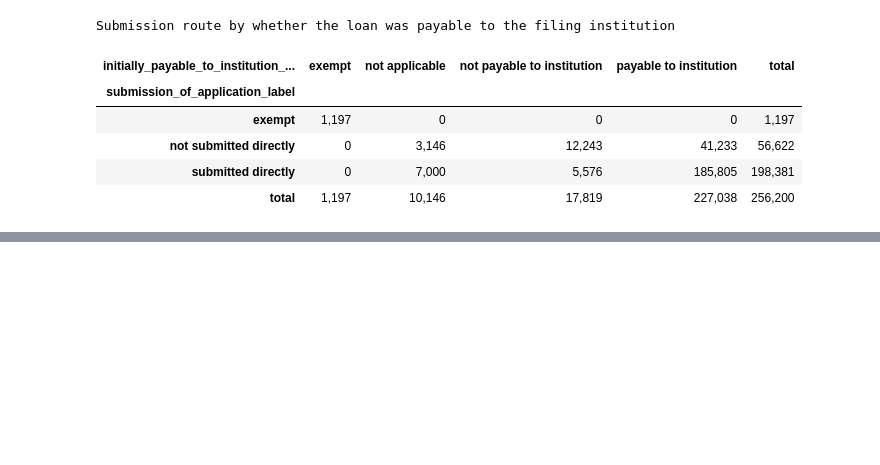
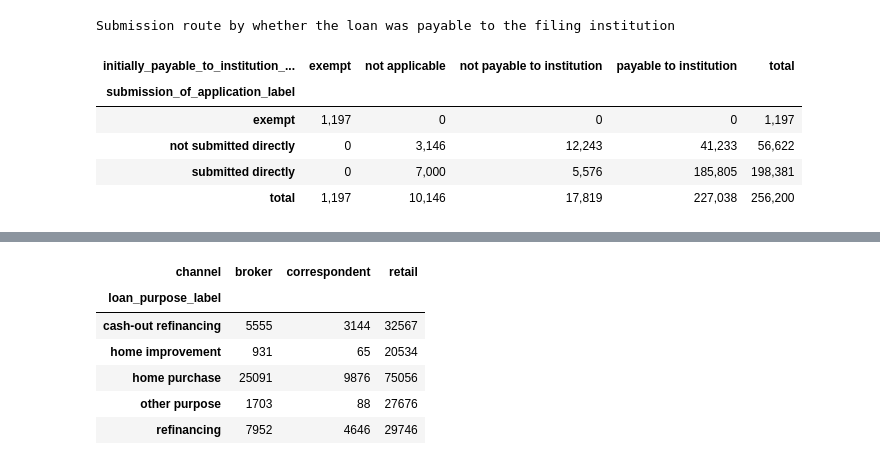
Before and after one commit to aidaubinazhit/hmda-abandonment, a Jupyter notebook: notebooks/01-explore.ipynb, the cells around one changed output, grey strips where cells are left out. Cells and saved outputs as stored; diff of their text form; code cells hidden in the pictures; blank space fills up the shorter version.

```diff
--- a/notebooks/01-explore.ipynb
+++ b/notebooks/01-explore.ipynb
@@ -383,0 +405,10 @@ df["channel"].value_counts(dropna=False).to_frame("n").assign(
+# %%
+pd.crosstab(df["loan_purpose_label"], df["channel"])
+# %% [output]
+| channel | broker | correspondent | retail |
+| loan_purpose_label |  |  |  |
+| cash-out refinancing | 5555 | 3144 | 32567 |
+| home improvement | 931 | 65 | 20534 |
+| home purchase | 25091 | 9876 | 75056 |
+| other purpose | 1703 | 88 | 27676 |
+| refinancing | 7952 | 4646 | 29746 |
```
Also changed, not shown: parts of 12 cells of this notebook.
